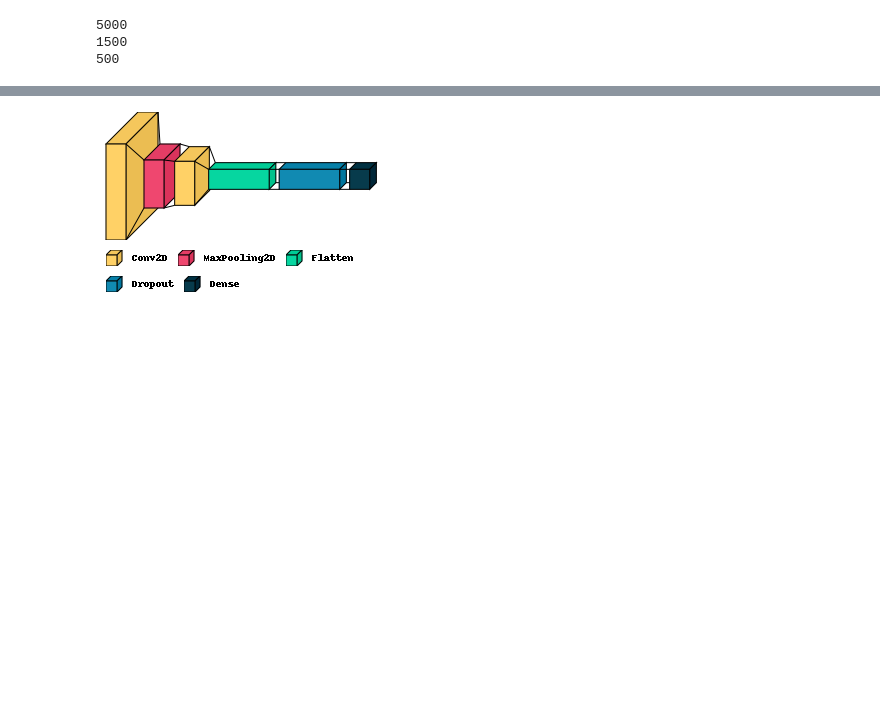
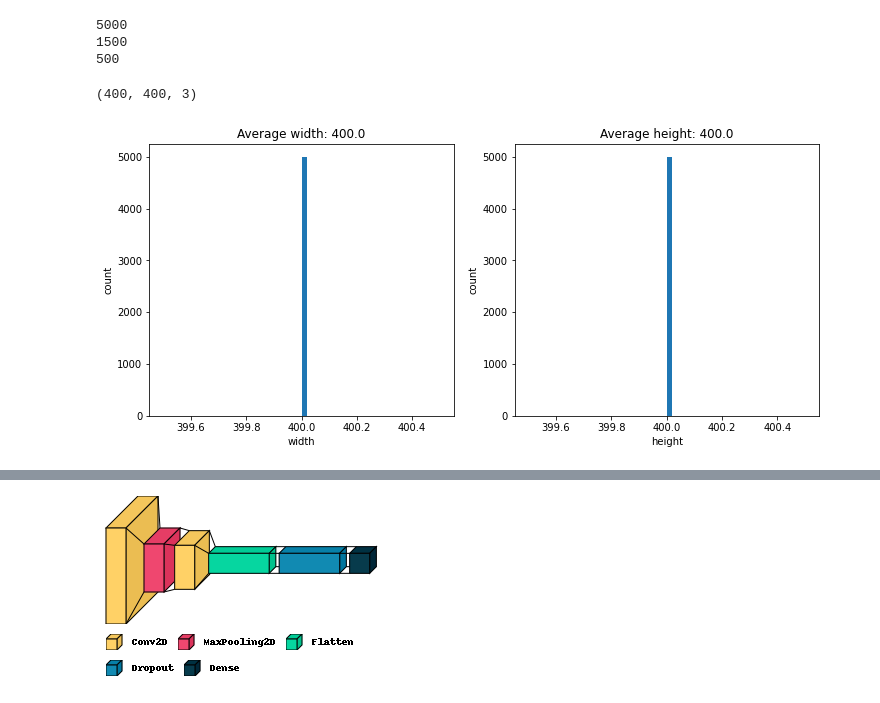
Before and after one commit to jake314jake/ChessFENDeepLearningPrediction, a Jupyter notebook: ChessFENAi.ipynb, the cells around one changed output, grey strips where cells are left out. Drawn from its saved outputs; the diff is of its cells as text; code cells hidden in the pictures; blank space fills up the shorter version.

```diff
--- a/ChessFENAi.ipynb
+++ b/ChessFENAi.ipynb
@@ -67,6 +100,31 @@ piece_symbols = 'prbnkqPRBNKQ'
 5000
 1500
 500
+# %%
+import cv2
+widths = []
+heights = []
+
+for img in train:
+  img= cv2.imread(img)
+  heights.append(img.shape[0])
+  widths.append(img.shape[1])
+
+fig, (ax1,ax2) = plt.subplots(1, 2, figsize=(12, 5))
+
+
+ax1.hist(widths, bins=50)
+ax1.set_xlabel('width')
+ax1.set_ylabel('count')
+ax1.set_title('Average width: {}'.format(np.mean(widths)))
+
+ax2.hist(heights, bins=50)
+ax2.set_xlabel('height')
+ax2.set_ylabel('count')
+ax2.set_title('Average height: {}'.format(np.mean(heights)))
+# %% [output]
+(400, 400, 3)
+[figure, added]
 # %%
 def fen_from_filename(filename):
   base = os.path.basename(filename)
```
Also changed, not shown: parts of 15 cells of this notebook.
